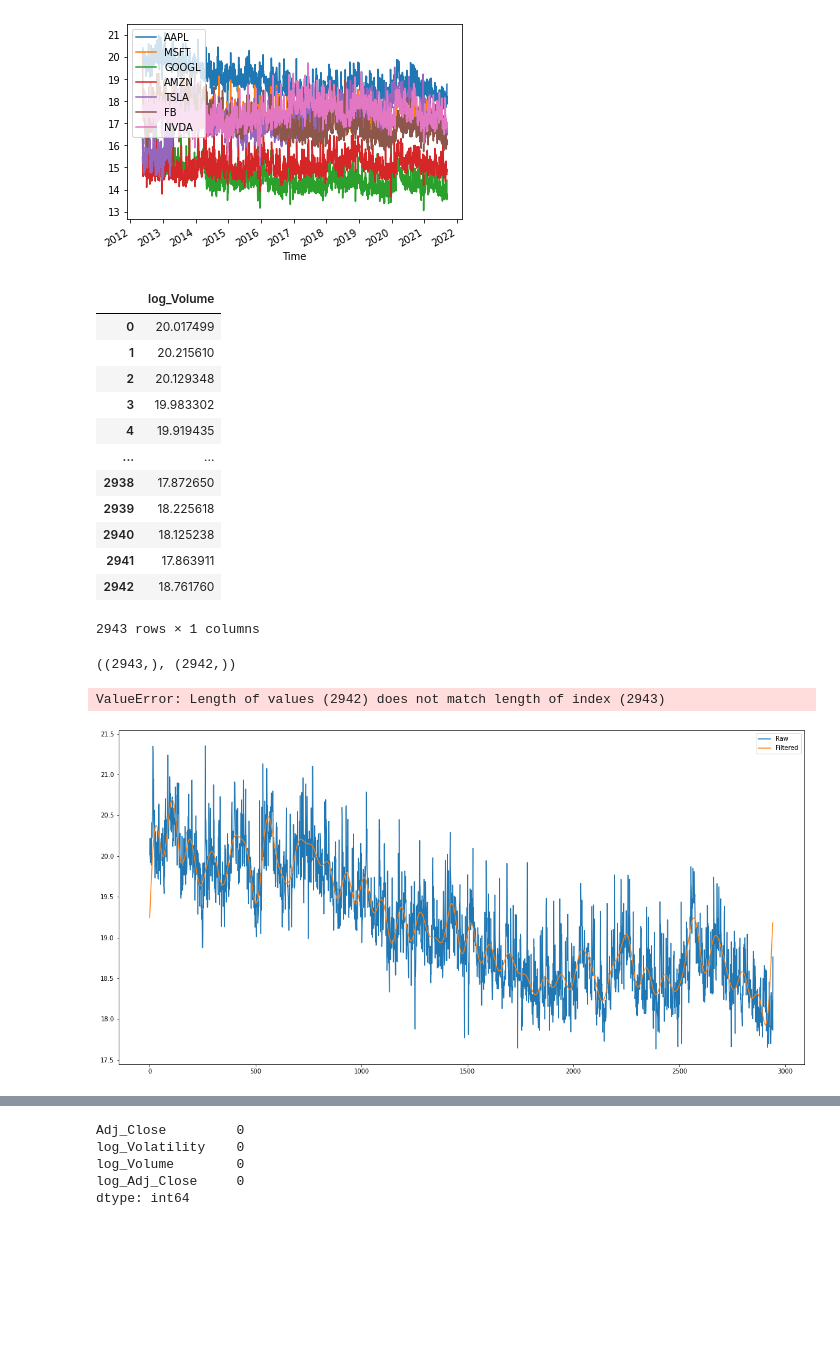
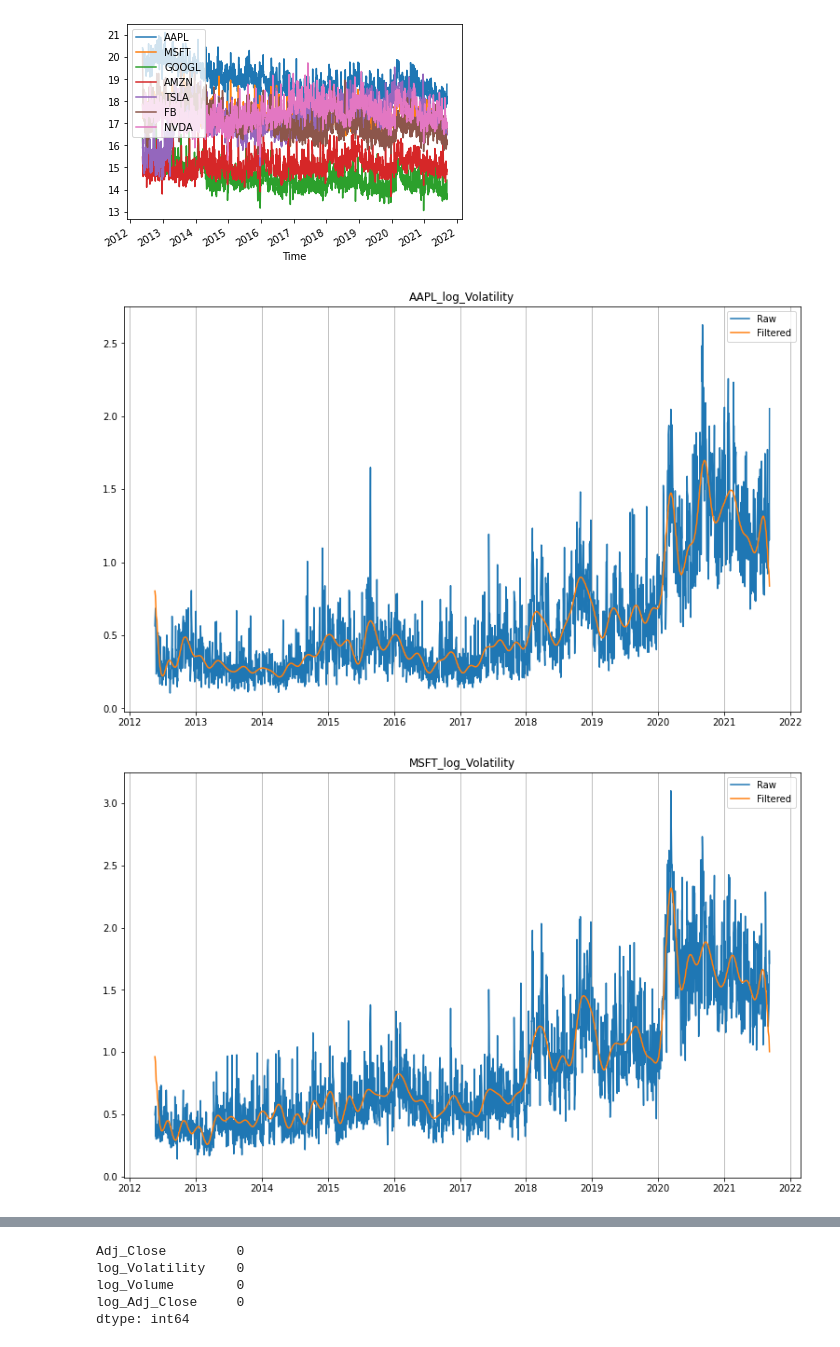
Before and after one commit to soraew/stock_quantiative_analysis, a Jupyter notebook: src/nasdaq.ipynb, the cells around one changed output, grey strips where cells are left out. Cells and saved outputs as stored; diff of their text form; code cells hidden in the pictures; blank space fills up the shorter version.

Commit message:
added fft plots

```diff
--- a/src/nasdaq.ipynb
+++ b/src/nasdaq.ipynb
@@ -47,6 +48,7 @@ def date_index_nasdaq(nasdaq):
     nasdaq_c.set_index(dates, inplace=True)
     # set date as index
     nasdaq_c.drop("Date", axis=1, inplace=True)
+    nasdaq_c = nasdaq_c["2012-05-18":]
     return nasdaq_c
 
 # for prepare_stock
@@ -89,3 +91,25 @@ def plot_attribute(nasdaq, feature="log_Adj_Close", using=using):
     stocks.dropna(inplace=True)
     stocks.plot()
     plt.show()
+
+# for fft
+def filter_signal(signal, stock_name, stock_feature, threshhold=1e8):
+    fourier = rfft(get_stock(nasdaq, stock_name)[stock_feature])
+    freqs = rfftfreq(signal.size, d=20e-3/signal.size)
+    fourier[freqs > threshhold] = 0
+    return irfft(fourier)
+
+# plot filtered signal with original
+def plot_filtered(nasdaq, stock_name="AAPL",stock_feature="log_Volume", threshhold=2e3):
+    stock_signal = pd.Series(get_stock(nasdaq, stock_name)[stock_feature])
+    # stock_signal = stock_signal_.reset_index().drop("Time", axis=1)
+    filtered = pd.Series(filter_signal(stock_signal, stock_name, stock_feature, threshhold))
+    filtered.index = stock_signal.index
+
+    plt.figure(figsize=(13, 8))
+    plt.title("_".join([stock_name, stock_feature]))
+    plt.plot(stock_signal, label="Raw")
+    plt.plot(filtered, label="Filtered")
+    plt.legend()
+    plt.grid(axis="x")
+    plt.show()
@@ -106,41 +136,13 @@ def filter_signal(signal, threshhold=1e8):
-# %%
-get_stock(nasdaq).log_Volume.reset_index().drop("Time", axis=1)
-# %% [output]
-|  | log_Volume |
-| 0 | 20.017499 |
-| 1 | 20.215610 |
-| 2 | 20.129348 |
-| 3 | 19.983302 |
-| 4 | 19.919435 |
-| ... | ... |
-| 2938 | 17.872650 |
-| 2939 | 18.225618 |
-| 2940 | 18.125238 |
-| 2941 | 17.863911 |
-| 2942 | 18.761760 |
-2943 rows × 1 columns
-# %%
-def plot_filtered(nasdaq, stock_name="AAPL",stock_feature="log_Volume", threshhold=2e3):
-    stock_signal = get_stock(nasdaq, stock_name)[stock_feature]
-    stock_signal = stock_signal.reset_index().drop("Time", axis=1)
-    filtered = filter_signal(stock_signal, threshhold)
-
-    plt.figure(figsize=(20, 10))
-    plt.plot(stock_signal, label="Raw")
-    plt.plot(filtered, label="Filtered")
-    plt.legend()
-    plt.show()
-# %%
-stock_signal.shape, filtered.shape
-# %% [output]
-((2943,), (2942,))
-# %%
-stock_signal = get_stock(nasdaq)["log_Volume"]
-filtered = filter_signal(stock_signal)
-filtered_series = pd.Series(filtered, index=stock_signal.index)
-# %% [output]
-ValueError: Length of values (2942) does not match length of index (2943)
-# %%
-plot_filtered(nasdaq)
-# %% [output]
-[figure, removed]
+# %%
+# plot per feature or per stock
+features = ["log_Adj_Close", "log_Volume", "log_Volatility"]
+plot_per_feature = False; plot_per_stock = True
+if plot_per_feature:
+    for feature in features:
+        plot_filtered(nasdaq, "AAPL", stock_feature=feature)
+if plot_per_stock:
+    for stock in using:
+        plot_filtered(nasdaq, stock, stock_feature="log_Volatility")
+# %% [output]
+[figure, added]
+[figure, added]
```
Also changed, not shown: parts of 7 cells of this notebook.
